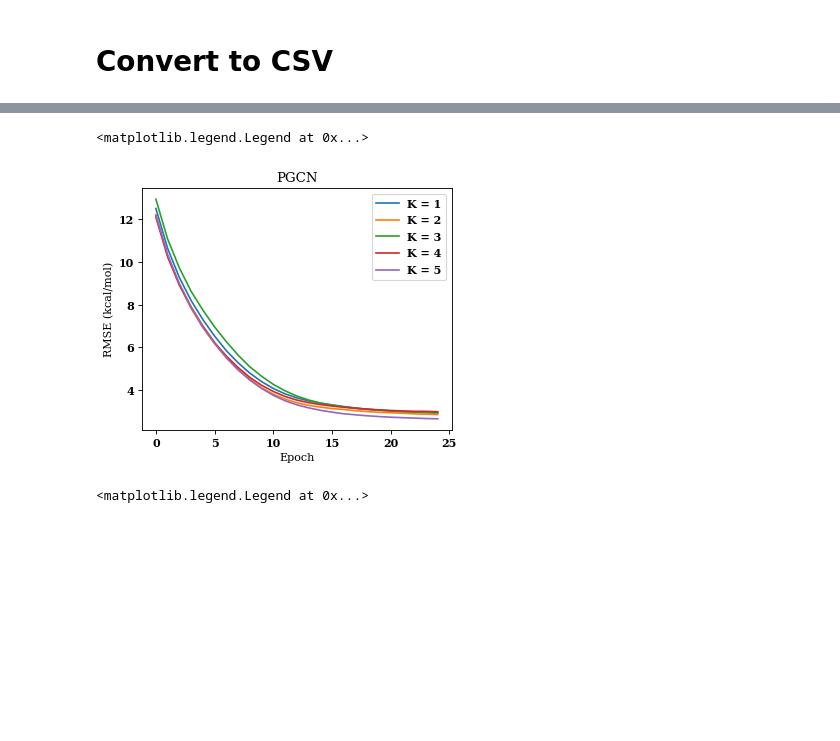
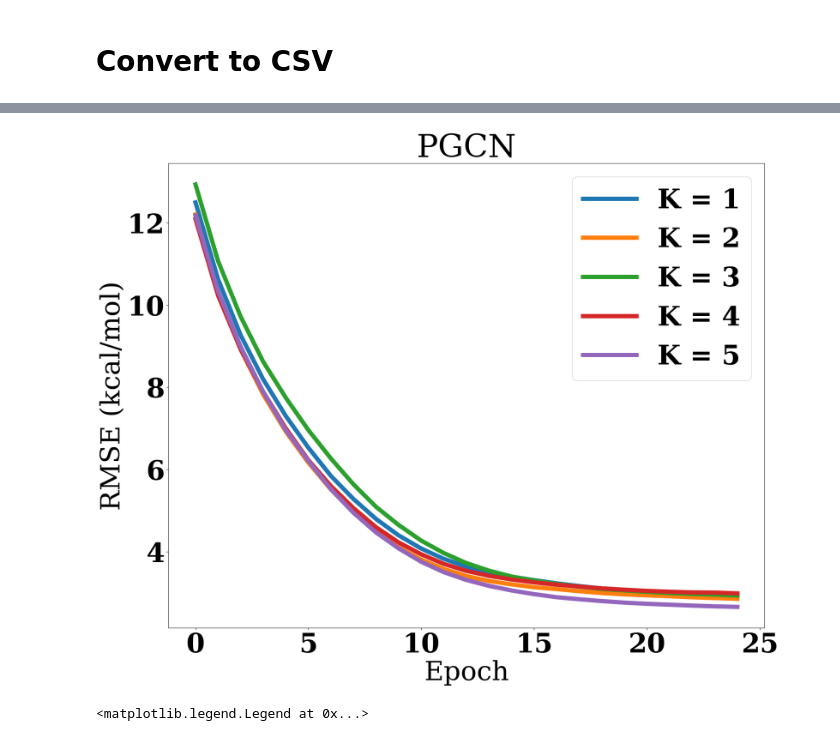
Before and after one commit to aicam/GBNN, a Jupyter notebook: Notebooks/Entropy/JCIM_result_eval.ipynb, the cells around one changed output, grey strips where cells are left out. Drawn from its saved outputs; the diff is of its cells as text; code cells hidden in the pictures; blank space fills up the shorter version.

```diff
--- a/Notebooks/Entropy/JCIM_result_eval.ipynb
+++ b/Notebooks/Entropy/JCIM_result_eval.ipynb
@@ -49,11 +53,17 @@ np.save(open('RGCN_pred.npy', 'wb'), RGCN_pred)
 np.save(open('PGCN_pred.npy', 'wb'), PGCN_pred)
 np.save(open('GCN_pred.npy', 'wb'), GCN_pred)
 # %%
-figure(figsize=(5, 4), dpi=80)
+font = {'family' : 'serif',
+        'weight' : 'bold',
+        'size'   : 50}
+
+matplotlib.rc('font', **font)
+figure(figsize=(20, 16), dpi=100)
 for i in range(K):
-    plt.plot(PGCN_PG_hists[i][:25], label='K = %d' % (i + 1))
+    plt.plot(PGCN_PG_hists[i][3:40], label='K = %d' % (i + 1), linewidth=8)
 plt.xlabel('Epoch')
 plt.ylabel('RMSE (kcal/mol)')
 plt.title('PRGCN')
 plt.legend()
+plt.savefig('PGCN_PG_K_fold.png')
 # %% [output]
@@ -73,14 +81,14 @@ plt.legend()
 # %%
-figure(figsize=(5, 4), dpi=80)
+figure(figsize=(20, 16), dpi=100)
 for i in range(K):
-    plt.plot(PGNN_PG_hists[i][:25], label='K = %d' % (i + 1))
+    plt.plot(PGNN_PG_hists[i][:35], label='K = %d' % (i + 1), linewidth=8)
 plt.xlabel('Epoch')
 plt.ylabel('RMSE (kcal/mol)')
 plt.title('PGCN')
 plt.legend()
+plt.savefig('PGNN_PG_K_fold.png')
 # %% [output]
-<matplotlib.legend.Legend at 0x...>
-[figure, old version]
+[figure, new version]
 # %%
 figure(figsize=(5, 4), dpi=80)
 for i in range(K):
```
Also changed, not shown: parts of 7 cells of this notebook, 7 other files.
